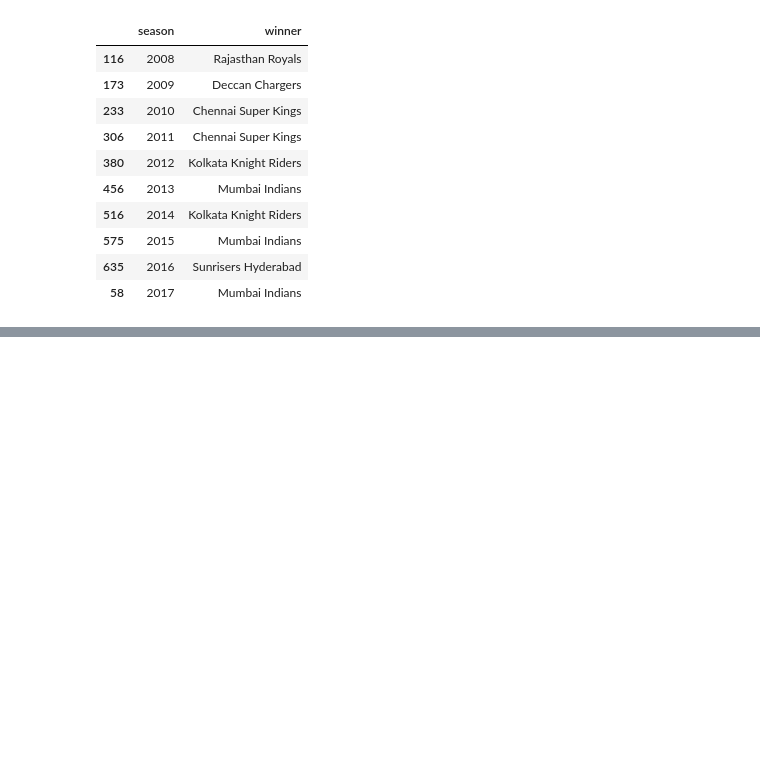
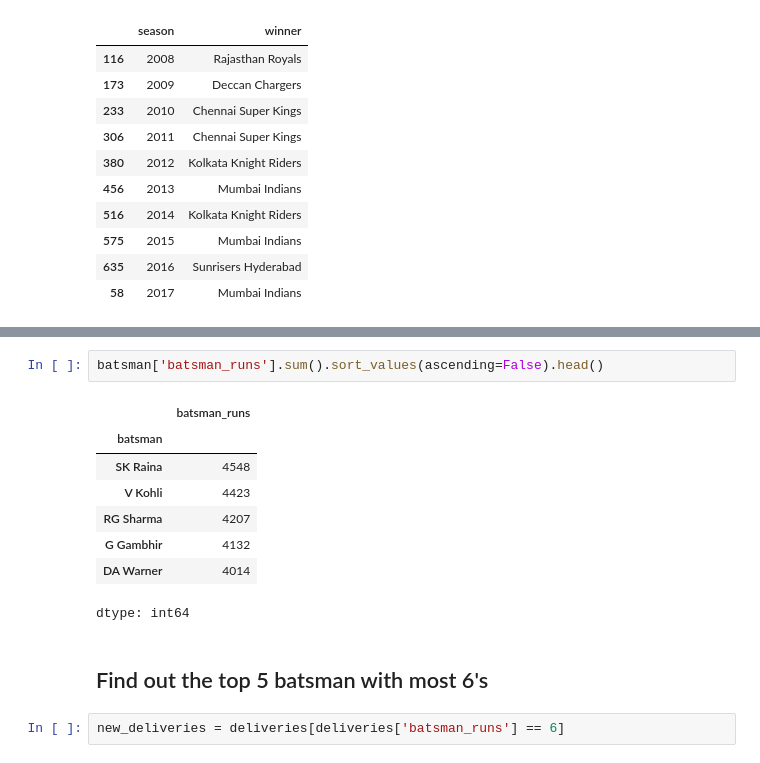
Before and after one commit to ebuillent13yadav/Pandas_Notes, a Jupyter notebook: Pandas_Turtorial.ipynb, the cells around one changed output, grey strips where cells are left out. Drawn from its saved outputs; the diff is of its cells as text; blank space fills up the shorter version.

```diff
--- a/Pandas_Turtorial.ipynb
+++ b/Pandas_Turtorial.ipynb
@@ -450,0 +465,15 @@ data.drop_duplicates(subset=['season'],keep='last')[['season','winner']].sort_va
+# %%
+batsman['batsman_runs'].sum().sort_values(ascending=False).head()
+# %% [output]
+|  | batsman_runs |
+| batsman |  |
+| SK Raina | 4548 |
+| V Kohli | 4423 |
+| RG Sharma | 4207 |
+| G Gambhir | 4132 |
+| DA Warner | 4014 |
+dtype: int64
+# %% [markdown]
+## Find out the top 5 batsman with most 6's
+# %%
+new_deliveries = deliveries[deliveries['batsman_runs'] == 6]
```
Also changed, not shown: parts of 12 cells of this notebook.
